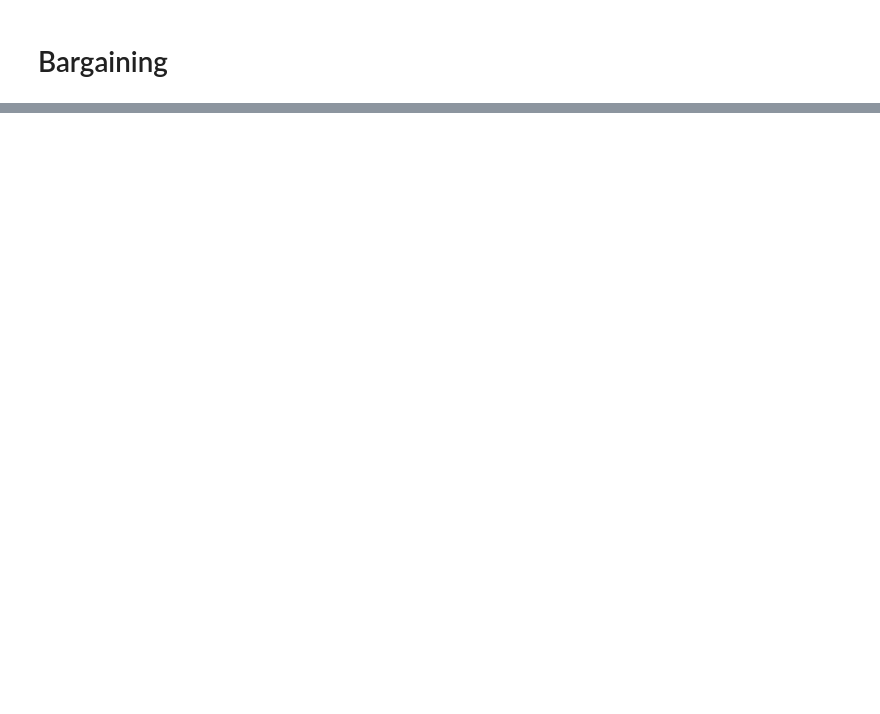
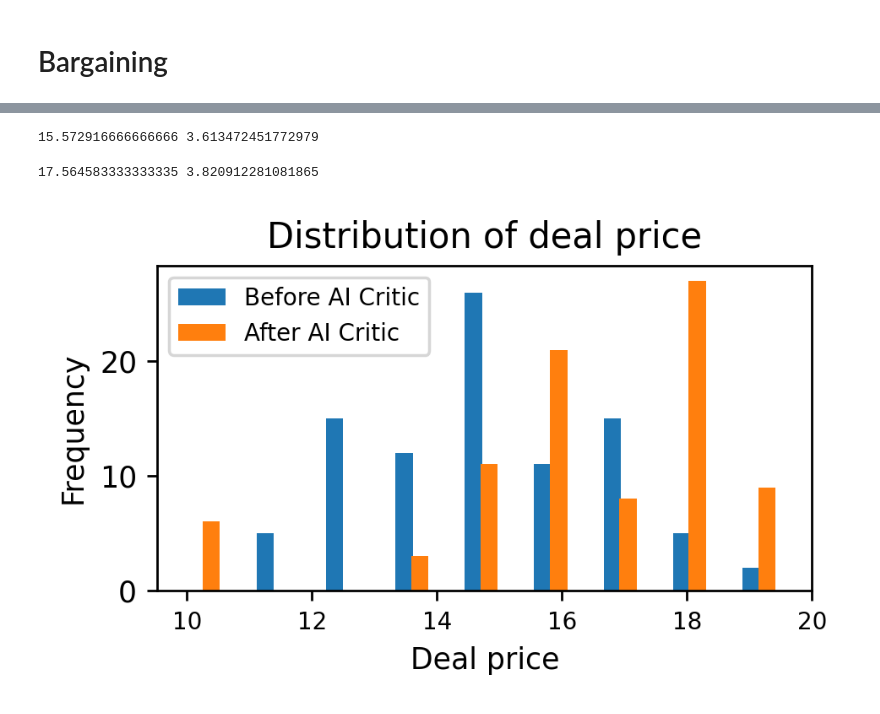
Before and after one commit to FranxYao/GPT-Bargaining, a Jupyter notebook: gpt_bargain_dev.ipynb, the cells around one changed output, grey strips where cells are left out. Saved outputs shown, nothing was run; the diff lists cells and outputs as text; code cells hidden in the pictures; blank space fills up the shorter version.

```diff
--- a/gpt_bargain_dev.ipynb
+++ b/gpt_bargain_dev.ipynb
@@ -94,0 +241,4 @@ buyer.dialog_history
+# %%
+critic_initial_dialog_history = load_initial_instructions('instructions/critic_seller.txt')
+critic = SellerCriticAgent(initial_dialog_history=critic_initial_dialog_history, agent_type="critic", engine="gpt-3.5-turbo")
+pprint(critic.dialog_history)
@@ -94,0 +261,2 @@ buyer.dialog_history
+# %%
+run_w_critic(buyer, seller, moderator, critic, n=5, fd=None)
@@ -94,0 +281,14 @@ buyer.dialog_history
+# %%
+round_1_prices = []
+round_2_prices = []
+with open("outputs/seller_critic_100_runs.txt", "w") as fd:
+    for i in range(100):
+        wprint("==== CASE %d ====" % i, fd)
+        buyer.reset()
+        seller.reset()
+        moderator.reset()
+        round_1_price, round_2_price = run_w_critic(buyer, seller, moderator, critic, n=8, fd=fd)
+        if(round_1_price != -1 and round_2_price != -1):
+            round_1_prices.append(float(round_1_price))
+            round_2_prices.append(float(round_2_price))
+        wprint("\n\n\n\n", fd)
@@ -94,0 +313,38 @@ buyer.dialog_history
+# %%
+print(np.average(round_1_prices), np.std(round_1_prices))
+# %% [output]
+15.572916666666666 3.613472451772979
+# %%
+print(np.average(round_2_prices), np.std(round_2_prices))
+# %% [output]
+17.564583333333335 3.820912281081865
+# %%
+# Example list of data
+data_1 = np.array(round_1_prices)
+data_2 = np.array(round_2_prices)
+
+# Divide data into 9 bins
+bins_1 = np.linspace(10, 20, 10)
+bins_2 = np.linspace(10, 20, 10)
+
+# Compute histogram of the data
+hist_1, bins_1 = np.histogram(data_1, bins=bins_1)
+hist_2, bins_2 = np.histogram(data_2, bins=bins_2)
+
+# Create a bar plot using Matplotlib
+plt.figure(figsize=(4, 2), dpi=250)
+plt.bar(bins_1[:-1]+0, hist_1, width=0.25 * (bins_1[1]-bins_1[0]), align='edge', label='Before AI Critic')
+plt.bar(bins_2[:-1]+0.25, hist_2, width=0.25 * (bins_2[1]-bins_2[0]), align='edge', label='After AI Critic')
+
+# Set the title and axis labels
+plt.title('Distribution of deal price')
+xticks = np.arange(10, 21, 2)
+plt.xticks(xticks, [str(x) for x in xticks], fontsize=8)
+plt.xlabel('Deal price')
+plt.ylabel('Frequency')
+plt.legend(fontsize=8)
+
+# Display the plot
+plt.show()
+# %% [output]
+[figure, added]
```
Also changed, not shown: parts of 22 cells of this notebook, 16 other files.
